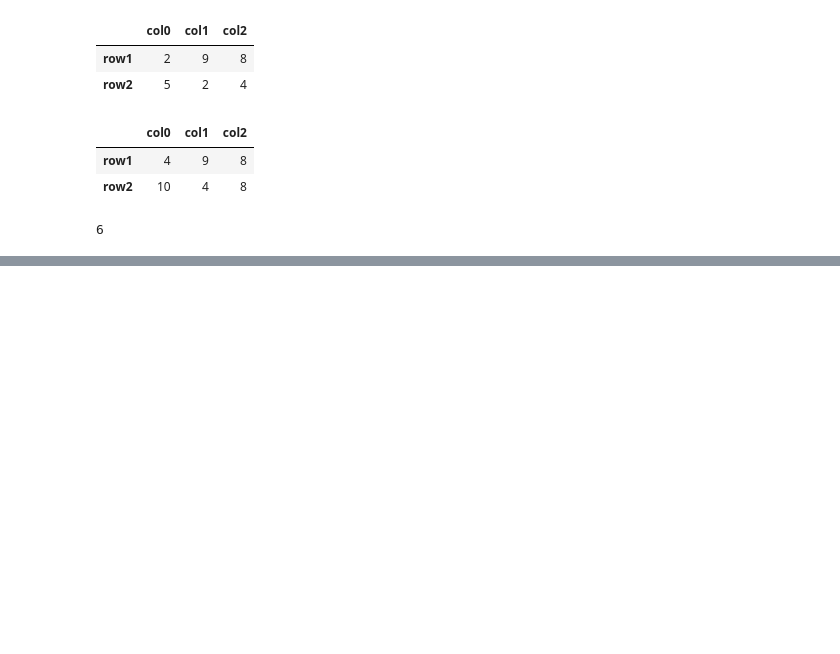
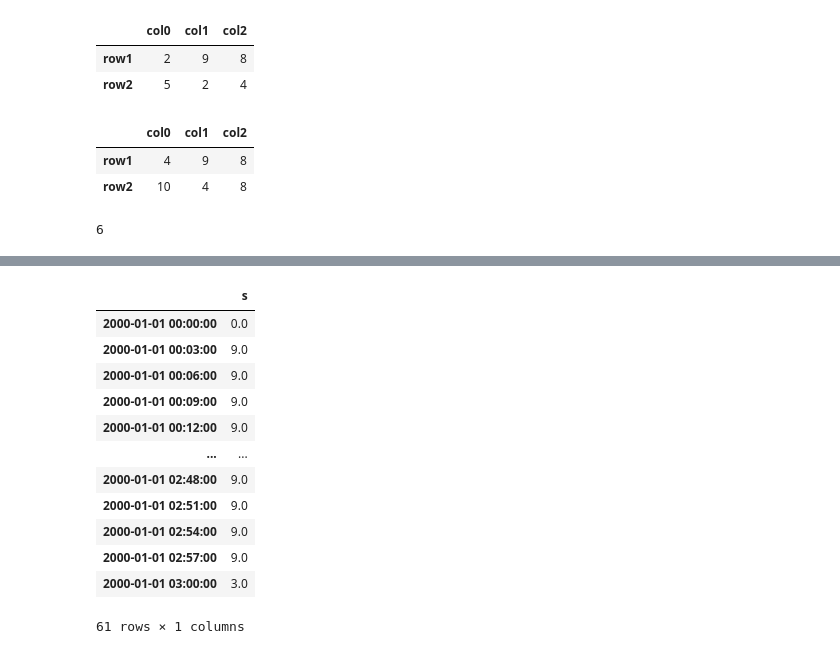
Before and after one commit to Junglepan/Pandas_Learning, a Jupyter notebook: DXWL_DATA/pandas_learning.ipynb, the cells around one changed output, grey strips where cells are left out. Drawn from its saved outputs; the diff is of its cells as text; code cells hidden in the pictures; blank space fills up the shorter version.

```diff
--- a/DXWL_DATA/pandas_learning.ipynb
+++ b/DXWL_DATA/pandas_learning.ipynb
@@ -512,0 +544,16 @@ pd.Series([1,5,5,7,6,5]).count()
+# %%
+df.resample('3T').asfreq(fill_value=9)
+# %% [output]
+|  | s |
+| 2000-01-01 00:00:00 | 0.0 |
+| 2000-01-01 00:03:00 | 9.0 |
+| 2000-01-01 00:06:00 | 9.0 |
+| 2000-01-01 00:09:00 | 9.0 |
+| 2000-01-01 00:12:00 | 9.0 |
+| ... | ... |
+| 2000-01-01 02:48:00 | 9.0 |
+| 2000-01-01 02:51:00 | 9.0 |
+| 2000-01-01 02:54:00 | 9.0 |
+| 2000-01-01 02:57:00 | 9.0 |
+| 2000-01-01 03:00:00 | 3.0 |
+61 rows × 1 columns
```
Also changed, not shown: parts of 6 cells of this notebook, 1 other file.
